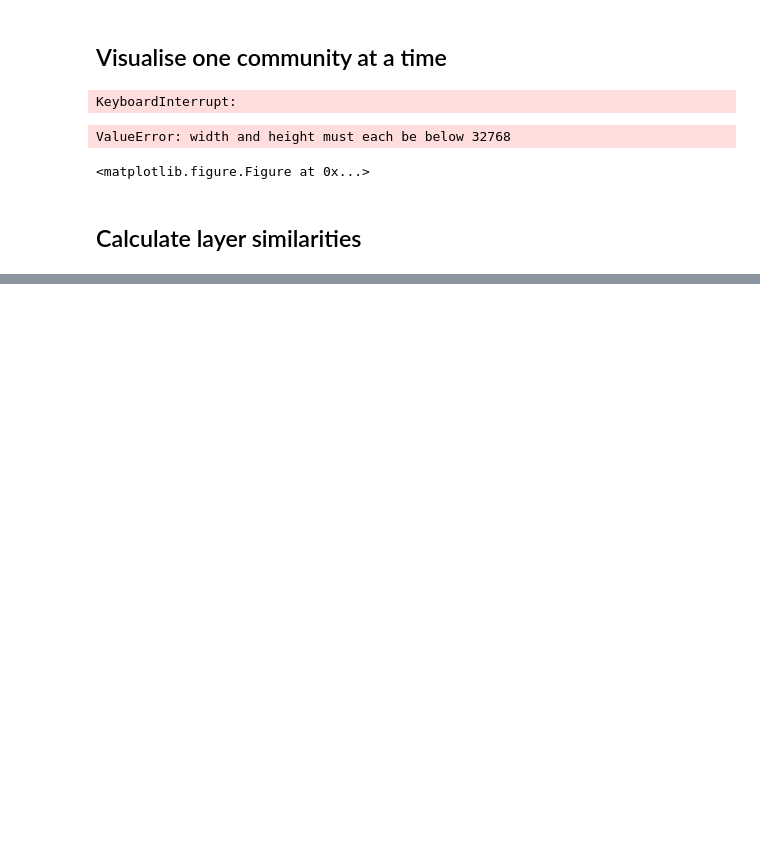
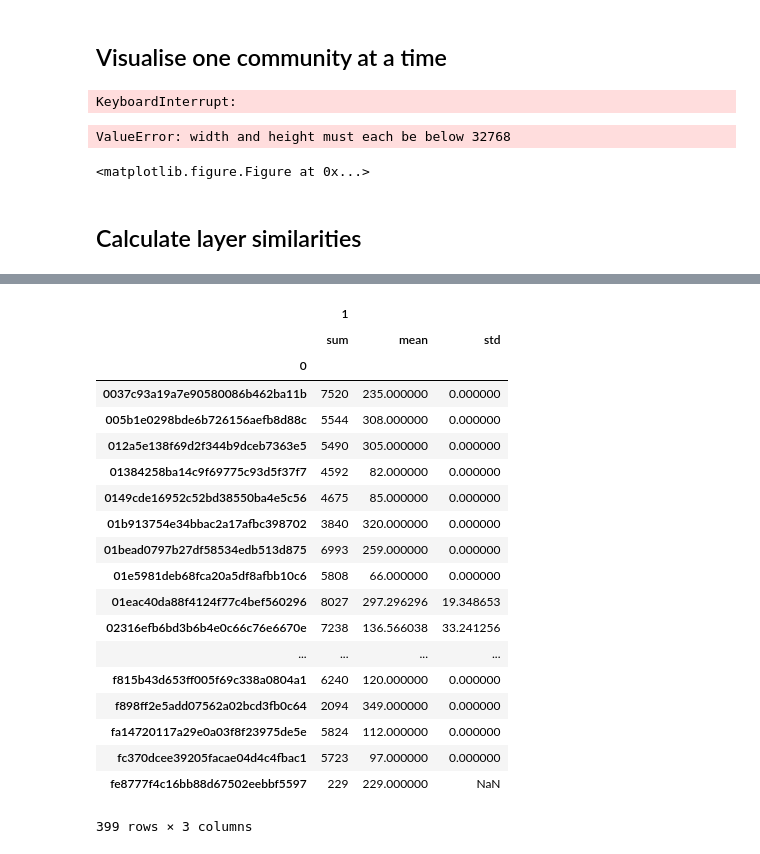
Before and after one commit to ulfaslak/InfomapSensibleDTU, a Jupyter notebook: layer_matching.ipynb, the cells around one changed output, grey strips where cells are left out. Drawn from its saved outputs; the diff is of its cells as text; code cells hidden in the pictures; blank space fills up the shorter version.

```diff
--- a/layer_matching.ipynb
+++ b/layer_matching.ipynb
@@ -286,11 +286,13 @@ def network_reformat_multiplex(layers, halflife=-1):
     out_file = "*Vertices %d" % len(nodes)
 
     hashid_to_intid = {}
+    intid_to_hashid = {}
     for i,n in enumerate(nodes):
         intid = i+1
         hashid = str(n)
         out_file += '\n%d "Node %s" 1.0' % (intid,hashid)
         hashid_to_intid[hashid] = intid
+        intid_to_hashid[intid] = hashid
 
     #############################
     ## Add Intra-edges to file ##
@@ -329,13 +331,18 @@ def network_reformat_multiplex(layers, halflife=-1):
         return np.exp(-t/float(tau))
 
 
-    for n in nodes:
-        for l1, df1 in enumerate(layers):
-            for l2, df2 in enumerate(layers):
-                if not l2 > l1:
-                    continue
-                time_diff = df2['timestamp'].values[0] - df1['timestamp'].values[0]
+    for l1, df1 in enumerate(layers):
+        nodes1 = set(list(df1['user1'].values)+list(df1['user2'].values))
+        for l2, df2 in enumerate(layers):
+            if not l2 > l1:
+                continue
+
+            nodes2 = set(list(df2['user1'].values)+list(df2['user2'].values))
+            common_nodes = nodes1 & nodes2
+            time_diff = df2['timestamp'].values[0] - df1['timestamp'].values[0]
+
+            for n in common_nodes:
                 out_file += '\n%d %s %d %s %f' % (l1+1,hashid_to_intid[n],l2+1,hashid_to_intid[n],N(time_diff))
 
 
-    return out_file
+    return out_file, intid_to_hashid
@@ -346,3 +348,0 @@ tmp1 = network_reformat_multiplex(layers[:10], halflife=3600)
-# %%
-with open("input/multiplex-network1.net", 'w') as outfile:
-    outfile.write(tmp1)
@@ -1244,0 +1266,30 @@ len(layers)
+# %%
+tmp = [item for sublist in community.values() for item in sublist]
+# %%
+# Since the standarddeviation of the clusterindex (yes this is a hack) is 0 for all nodes,
+# I can safely say that each node only belongs to one cluster. I.e. there is no overlap...
+# This is a little unsettling.
+
+# I MADE THE AWESOME DISCOVERY THAT the --overlapping flag makes all the difference!
+pd.DataFrame(tmp).groupby(0).agg([np.sum, np.mean, np.std])
+# %% [output]
+|  | 1 |  |  |
+|  | sum | mean | std |
+| 0 |  |  |  |
+| 0037c93a19a7e90580086b462ba11b | 7520 | 235.000000 | 0.000000 |
+| 005b1e0298bde6b726156aefb8d88c | 5544 | 308.000000 | 0.000000 |
+| 012a5e138f69d2f344b9dceb7363e5 | 5490 | 305.000000 | 0.000000 |
+| 01384258ba14c9f69775c93d5f37f7 | 4592 | 82.000000 | 0.000000 |
+| 0149cde16952c52bd38550ba4e5c56 | 4675 | 85.000000 | 0.000000 |
+| 01b913754e34bbac2a17afbc398702 | 3840 | 320.000000 | 0.000000 |
+| 01bead0797b27df58534edb513d875 | 6993 | 259.000000 | 0.000000 |
+| 01e5981deb68fca20a5df8afbb10c6 | 5808 | 66.000000 | 0.000000 |
+| 01eac40da88f4124f77c4bef560296 | 8027 | 297.296296 | 19.348653 |
+| 02316efb6bd3b6b4e0c66c76e6670e | 7238 | 136.566038 | 33.241256 |
+| ... | ... | ... | ... |
+| f815b43d653ff005f69c338a0804a1 | 6240 | 120.000000 | 0.000000 |
+| f898ff2e5add07562a02bcd3fb0c64 | 2094 | 349.000000 | 0.000000 |
+| fa14720117a29e0a03f8f23975de5e | 5824 | 112.000000 | 0.000000 |
+| fc370dcee39205facae04d4c4fbac1 | 5723 | 97.000000 | 0.000000 |
+| fe8777f4c16bb88d67502eebbf5597 | 229 | 229.000000 | NaN |
+399 rows × 3 columns
```
Also changed, not shown: parts of 24 cells of this notebook, 16 other files.
